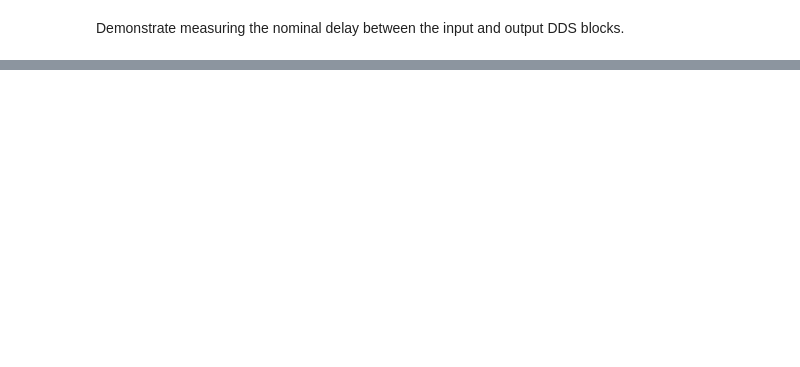
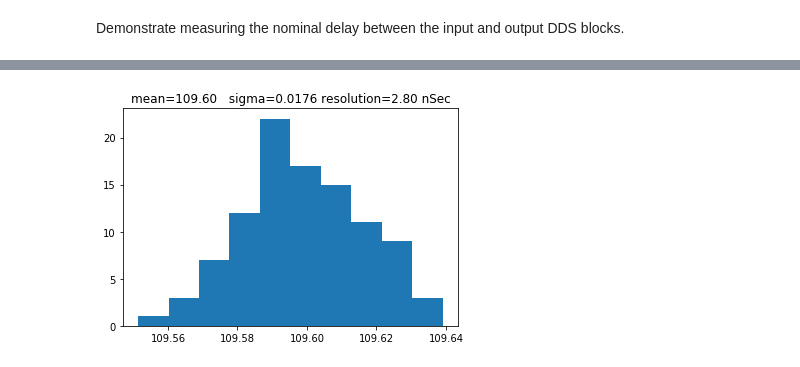
Before and after one commit to openquantumhardware/qick-tools, a Jupyter notebook: mkids/tutorial_07_scan_nominal_delay.ipynb, the cells around one changed output, grey strips where cells are left out. Cells and saved outputs as stored; diff of their text form; code cells hidden in the pictures; blank space fills up the shorter version.

```diff
--- a/mkids/tutorial_07_scan_nominal_delay.ipynb
+++ b/mkids/tutorial_07_scan_nominal_delay.ipynb
@@ -22,0 +39,6 @@ Scan.fscanPlot(scan.mndScan,0)
+# %%
+plt.hist(delays)
+resolution = 1000*delays.std()/(2*np.pi)
+_ = plt.title("mean=%.2f   sigma=%.4f resolution=%.2f nSec"%(delays.mean(),delays.std(), resolution))
+# %% [output]
+[figure, added]
```
Also changed, not shown: parts of 6 cells of this notebook, 1 other file.
